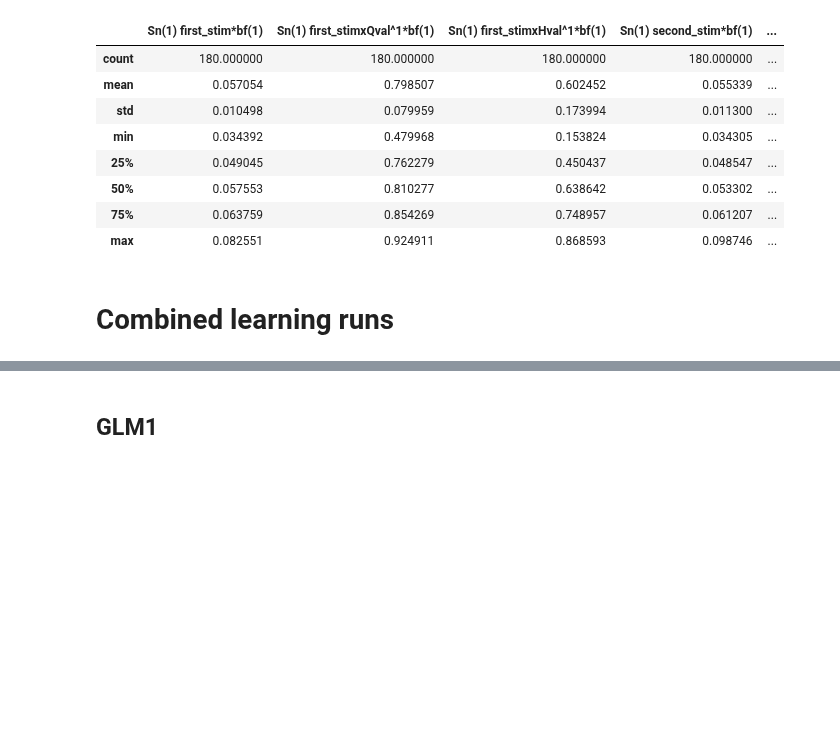
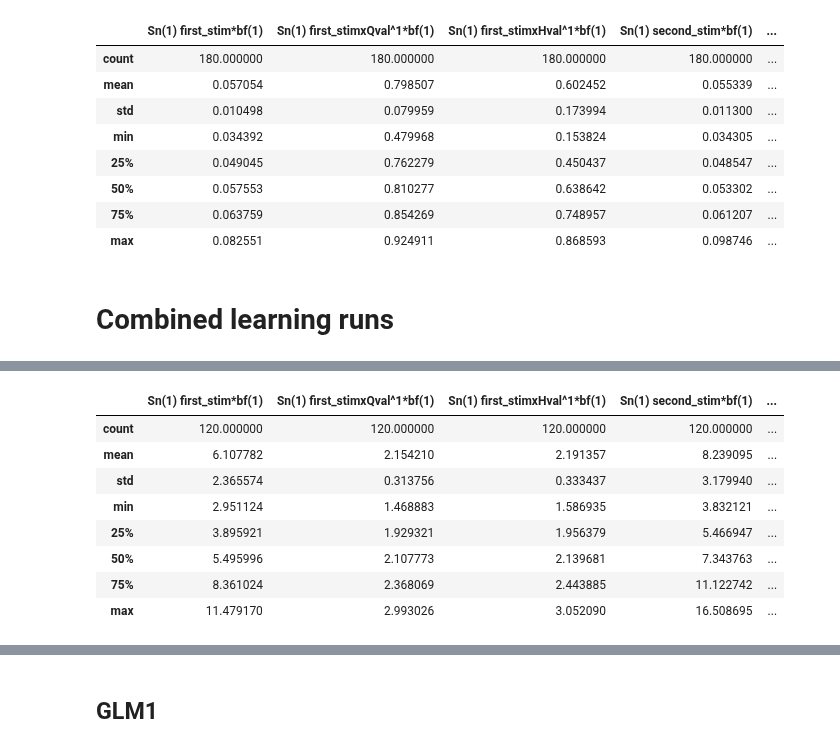
Before and after one commit to hugofluhr/learning-habits-analysis, a Jupyter notebook: notebooks/inspect_VIFs.ipynb, the cells around one changed output, grey strips where cells are left out. Saved outputs shown, nothing was run; the diff lists cells and outputs as text; code cells hidden in the pictures; blank space fills up the shorter version.

```diff
--- a/notebooks/inspect_VIFs.ipynb
+++ b/notebooks/inspect_VIFs.ipynb
@@ -241,0 +248,26 @@ def load_dms_comb(first_lvl_dir):
+# %%
+DMs_glm21 = load_dms_comb(model_comb_dirs[2])
+
+# Compute VIFs for all subjects and both 'learning' and 'test' runs
+vifs_all = []
+index = []
+for sub, runs in DMs_glm21.items():
+    for run in ['learning', 'test']:
+        dm = runs[run]
+        # Use first 10 columns for VIFs as in your example
+        vifs = est_vifs(dm, dm.columns[:7])
+        vifs_all.append(vifs)
+        index.append((sub, run))
+
+df_vifs = pd.DataFrame(vifs_all, index=pd.MultiIndex.from_tuples(index, names=['subject', 'run']))
+df_vifs.describe()
+# %% [output]
+|  | Sn(1) first_stim*bf(1) | Sn(1) first_stimxQval^1*bf(1) | Sn(1) first_stimxHval^1*bf(1) | Sn(1) second_stim*bf(1) | ... |
+| count | 120.000000 | 120.000000 | 120.000000 | 120.000000 | ... |
+| mean | 6.107782 | 2.154210 | 2.191357 | 8.239095 | ... |
+| std | 2.365574 | 0.313756 | 0.333437 | 3.179940 | ... |
+| min | 2.951124 | 1.468883 | 1.586935 | 3.832121 | ... |
+| 25% | 3.895921 | 1.929321 | 1.956379 | 5.466947 | ... |
+| 50% | 5.495996 | 2.107773 | 2.139681 | 7.343763 | ... |
+| 75% | 8.361024 | 2.368069 | 2.443885 | 11.122742 | ... |
+| max | 11.479170 | 2.993026 | 3.052090 | 16.508695 | ... |
```
Also changed, not shown: parts of 6 cells of this notebook.
